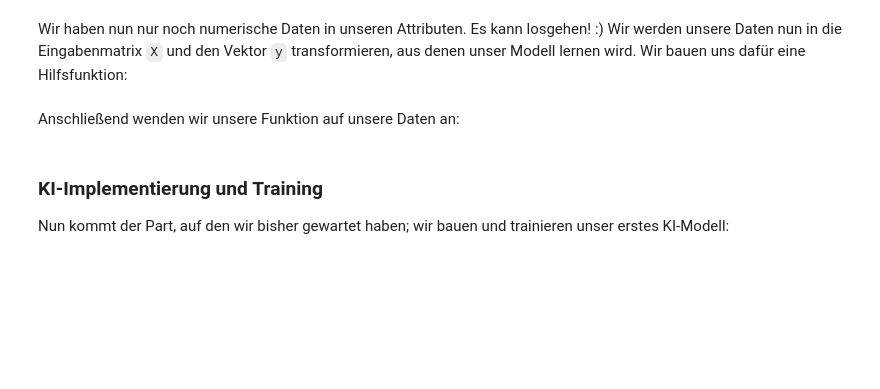
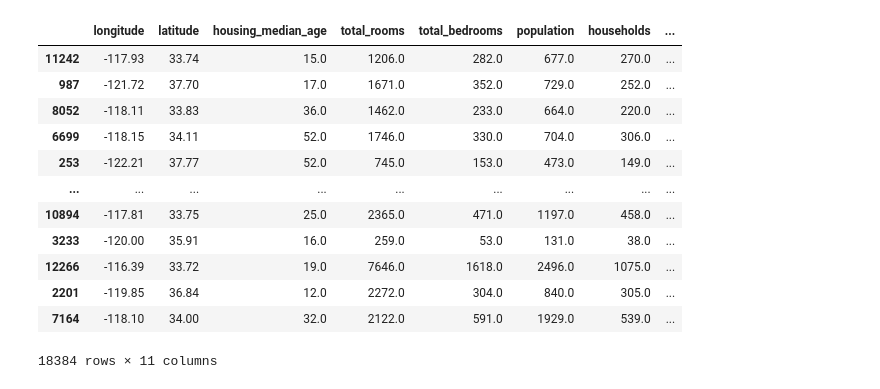
Before and after one commit to kaimuell/onnx-skcikitlearn-demo, a Jupyter notebook: Kalifornien_Hauspreise-Random-Forrest.ipynb, the cells around one changed output. Saved outputs shown, nothing was run; the diff lists cells and outputs as text; code cells hidden in the pictures; blank space fills up the shorter version.

```diff
--- a/Kalifornien_Hauspreise-Random-Forrest.ipynb
+++ b/Kalifornien_Hauspreise-Random-Forrest.ipynb
@@ -107,3 +97,0 @@ df_train_ml.head()
-# %% [markdown]
-Wir haben nun nur noch numerische Daten in unseren Attributen. Es kann losgehen! :)
-Wir werden unsere Daten nun in die Eingabenmatrix `X` und den Vektor `y` transformieren, aus denen unser Modell lernen wird. Wir bauen uns dafür eine Hilfsfunktion:
@@ -110,14 +100,23 @@ Wir werden unsere Daten nun in die Eingabenmatrix `X` und den Vektor `y` transfo
 # %%
 def get_features_and_targets(df):
-    X = df.drop(["median_house_value"], axis=1).values
+    X = df.drop(["median_house_value"], axis=1)
     y = np.stack(df["median_house_value"])
     return X, y
-# %% [markdown]
-Anschließend wenden wir unsere Funktion auf unsere Daten an:
 # %%
-X_train, y_train = get_features_and_targets(df_train_ml)
-X_test, y_test = get_features_and_targets(df_test_ml)
+X_train, y_train = get_features_and_targets(df_train)
+X_test, y_test = get_features_and_targets(df_test)
+X_train
+# %% [output]
+|  | longitude | latitude | housing_median_age | total_rooms | total_bedrooms | population | households | ... |
+| 11242 | -117.93 | 33.74 | 15.0 | 1206.0 | 282.0 | 677.0 | 270.0 | ... |
+| 987 | -121.72 | 37.70 | 17.0 | 1671.0 | 352.0 | 729.0 | 252.0 | ... |
+| 8052 | -118.11 | 33.83 | 36.0 | 1462.0 | 233.0 | 664.0 | 220.0 | ... |
+| 6699 | -118.15 | 34.11 | 52.0 | 1746.0 | 330.0 | 704.0 | 306.0 | ... |
+| 253 | -122.21 | 37.77 | 52.0 | 745.0 | 153.0 | 473.0 | 149.0 | ... |
+| ... | ... | ... | ... | ... | ... | ... | ... | ... |
+| 10894 | -117.81 | 33.75 | 25.0 | 2365.0 | 471.0 | 1197.0 | 458.0 | ... |
+| 3233 | -120.00 | 35.91 | 16.0 | 259.0 | 53.0 | 131.0 | 38.0 | ... |
+| 12266 | -116.39 | 33.72 | 19.0 | 7646.0 | 1618.0 | 2496.0 | 1075.0 | ... |
+| 2201 | -119.85 | 36.84 | 12.0 | 2272.0 | 304.0 | 840.0 | 305.0 | ... |
+| 7164 | -118.10 | 34.00 | 32.0 | 2122.0 | 591.0 | 1929.0 | 539.0 | ... |
+18384 rows × 11 columns
-# %% [markdown]
-### KI-Implementierung und Training
-
-Nun kommt der Part, auf den wir bisher gewartet haben; wir bauen und trainieren unser erstes KI-Modell:
```
Also changed, not shown: parts of 14 cells of this notebook.
